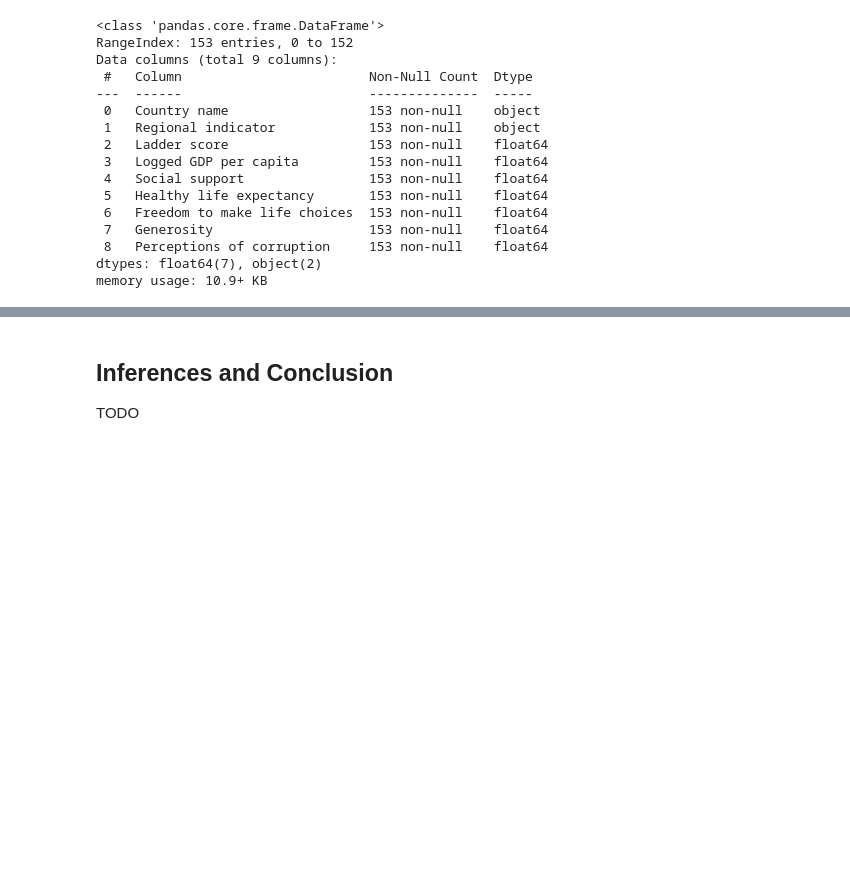
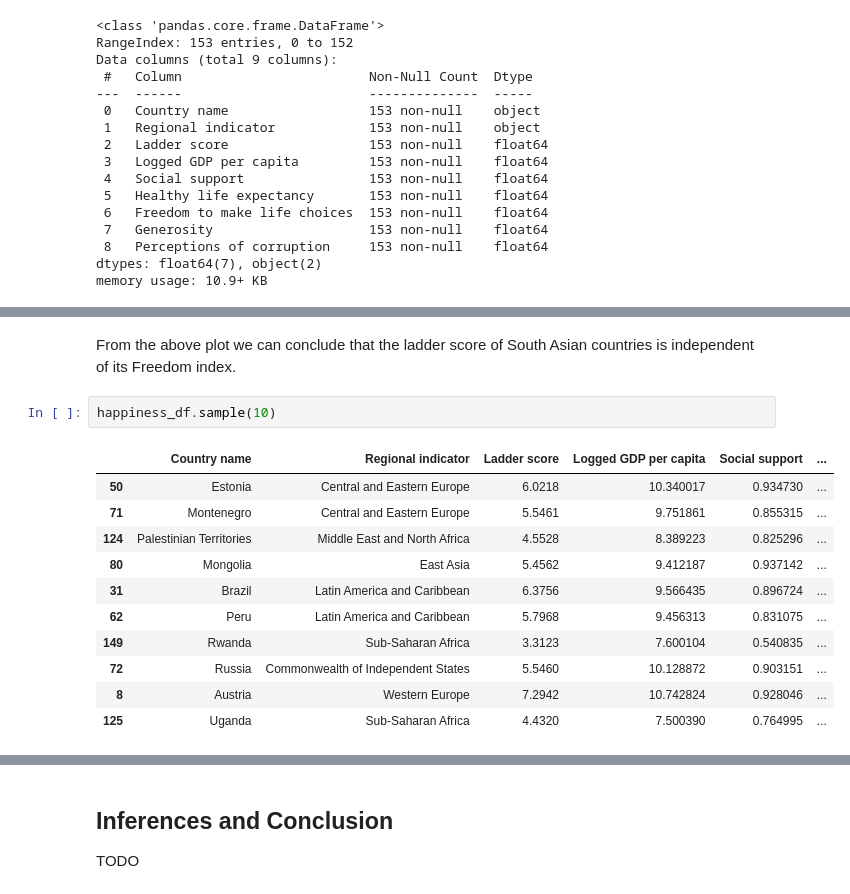
Before and after one commit to AayushAnshu21/World_Happiness_Analysis, a Jupyter notebook: World_Happiness_Analysis.ipynb, the cells around one changed output, grey strips where cells are left out. Cells and saved outputs as stored; diff of their text form; blank space fills up the shorter version.

```diff
--- a/World_Happiness_Analysis.ipynb
+++ b/World_Happiness_Analysis.ipynb
@@ -84,0 +130,16 @@ TODO
+# %% [markdown]
+From the above plot we can conclude that the ladder score of South Asian countries is independent of its Freedom index.
+# %%
+happiness_df.sample(10)
+# %% [output]
+|  | Country name | Regional indicator | Ladder score | Logged GDP per capita | Social support | ... |
+| 50 | Estonia | Central and Eastern Europe | 6.0218 | 10.340017 | 0.934730 | ... |
+| 71 | Montenegro | Central and Eastern Europe | 5.5461 | 9.751861 | 0.855315 | ... |
+| 124 | Palestinian Territories | Middle East and North Africa | 4.5528 | 8.389223 | 0.825296 | ... |
+| 80 | Mongolia | East Asia | 5.4562 | 9.412187 | 0.937142 | ... |
+| 31 | Brazil | Latin America and Caribbean | 6.3756 | 9.566435 | 0.896724 | ... |
+| 62 | Peru | Latin America and Caribbean | 5.7968 | 9.456313 | 0.831075 | ... |
+| 149 | Rwanda | Sub-Saharan Africa | 3.3123 | 7.600104 | 0.540835 | ... |
+| 72 | Russia | Commonwealth of Independent States | 5.5460 | 10.128872 | 0.903151 | ... |
+| 8 | Austria | Western Europe | 7.2942 | 10.742824 | 0.928046 | ... |
+| 125 | Uganda | Sub-Saharan Africa | 4.4320 | 7.500390 | 0.764995 | ... |
```
Also changed, not shown: parts of 16 cells of this notebook.
